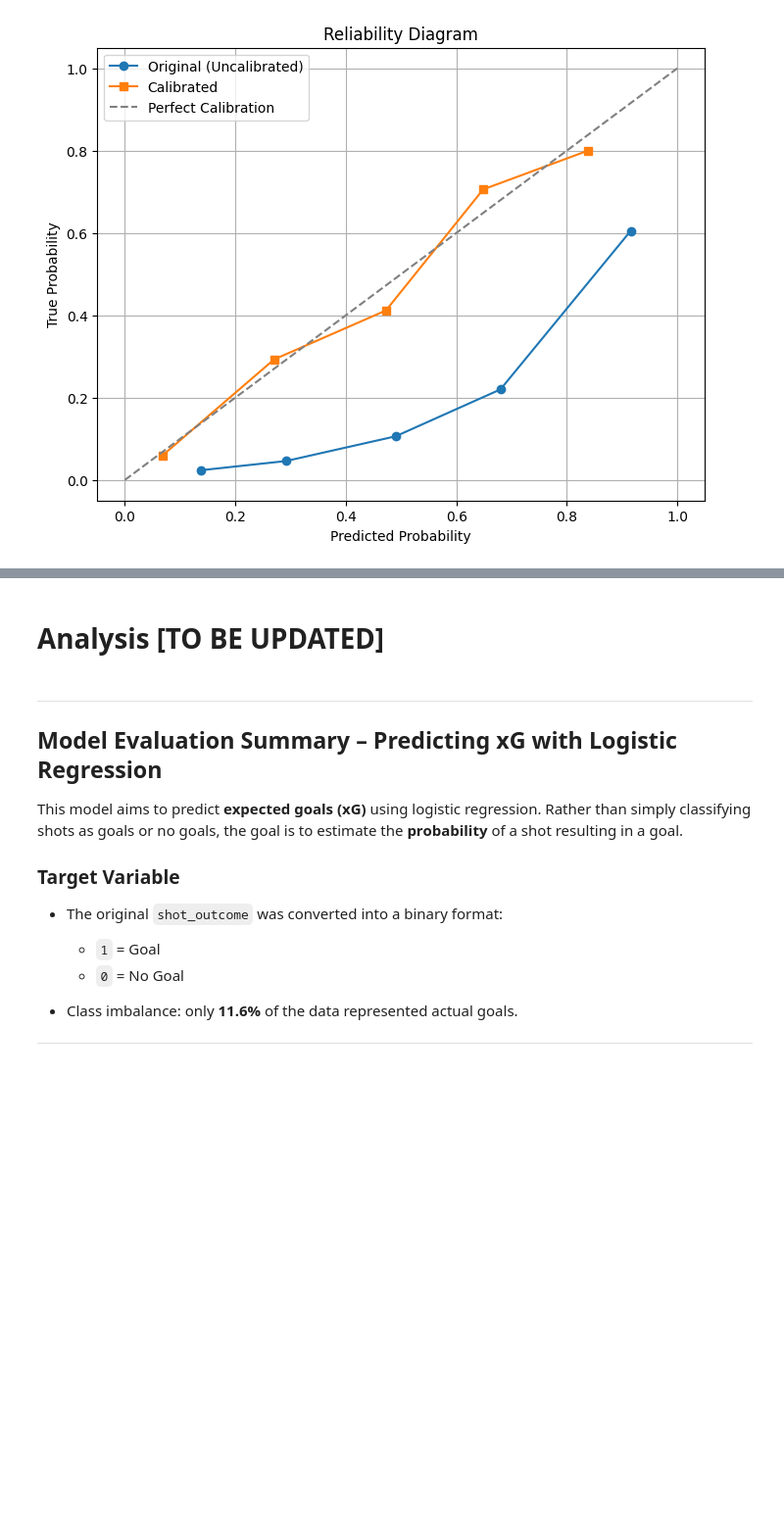
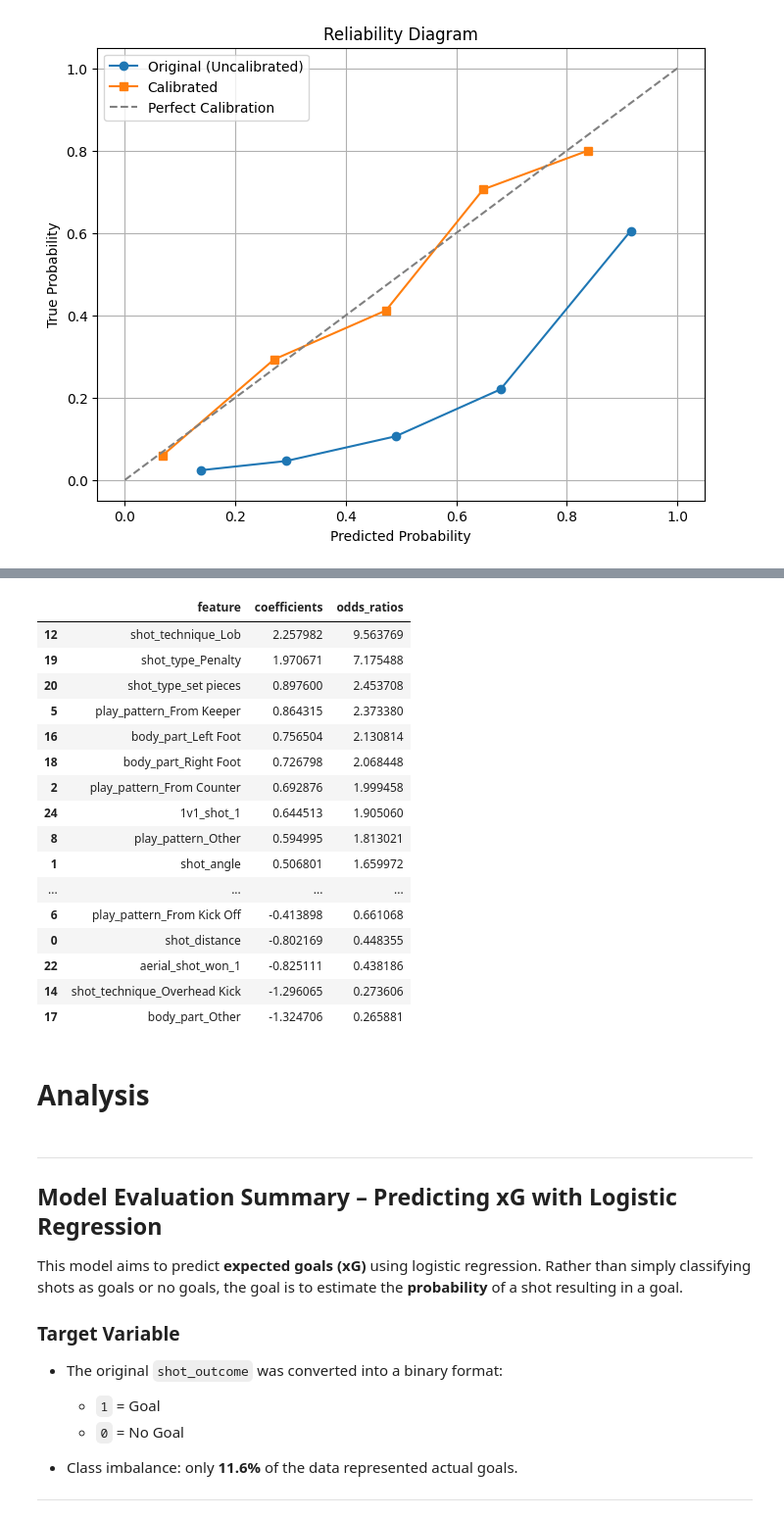
Before and after one commit to Clarkey33/Soccer-xG-Analytics-Model, a Jupyter notebook: notebooks/xG_model_datamodeling_V2.ipynb, the cells around one changed output, grey strips where cells are left out. Shown at 98% size. Saved outputs shown, nothing was run; the diff lists cells and outputs as text; code cells hidden in the pictures; blank space fills up the shorter version.

```diff
--- a/notebooks/xG_model_datamodeling_V2.ipynb
+++ b/notebooks/xG_model_datamodeling_V2.ipynb
@@ -633,0 +638,33 @@ plt.show()
+# %%
+#Feature importance
+import numpy as np
+#access base estimator
+#lgreg= calibrator.base_estimator_
+lgreg = calibrator.calibrated_classifiers_
+print(type(lgreg))
+
+#get coefficients
+coefficients = np.array([clf.estimator.named_steps['lgr'].coef_.ravel() for clf in lgreg])
+mean_coef = coefficients.mean(axis=0)
+print(mean_coef)
+
+intercept = np.array([clf.estimator.named_steps['lgr'].intercept_.ravel() for clf in lgreg])
+mean_intercept = intercept.mean(axis=0)
+odds_ratios =np.exp(mean_coef)
+print(odds_ratios)
+
+
+
+#get feature names
+feature_names = (
+    numeric_features +
+    list(pipe.named_steps['preprocess'].transformers_[1][1].get_feature_names_out(categorical_features))
+    )
+
+print(feature_names)
+
+#visualize coef
+coef_df = pd.DataFrame({'feature':feature_names,
+                        'coefficients':mean_coef,
+                        'odds_ratios':odds_ratios
+                        })
@@ -634,5 +684,25 @@ plt.show()
+# %%
+coef_df.sort_values('odds_ratios',ascending=False)
+# %% [output]
+|  | feature | coefficients | odds_ratios |
+| 12 | shot_technique_Lob | 2.257982 | 9.563769 |
+| 19 | shot_type_Penalty | 1.970671 | 7.175488 |
+| 20 | shot_type_set pieces | 0.897600 | 2.453708 |
+| 5 | play_pattern_From Keeper | 0.864315 | 2.373380 |
+| 16 | body_part_Left Foot | 0.756504 | 2.130814 |
+| 18 | body_part_Right Foot | 0.726798 | 2.068448 |
+| 2 | play_pattern_From Counter | 0.692876 | 1.999458 |
+| 24 | 1v1_shot_1 | 0.644513 | 1.905060 |
+| 8 | play_pattern_Other | 0.594995 | 1.813021 |
+| 1 | shot_angle | 0.506801 | 1.659972 |
+| ... | ... | ... | ... |
+| 6 | play_pattern_From Kick Off | -0.413898 | 0.661068 |
+| 0 | shot_distance | -0.802169 | 0.448355 |
+| 22 | aerial_shot_won_1 | -0.825111 | 0.438186 |
+| 14 | shot_technique_Overhead Kick | -1.296065 | 0.273606 |
+| 17 | body_part_Other | -1.324706 | 0.265881 |
 # %% [markdown]
-# Analysis [TO BE UPDATED]
+# Analysis
 # %% [markdown]
 
 ---
```
Also changed, not shown: parts of 4 cells of this notebook, 2 other files.
